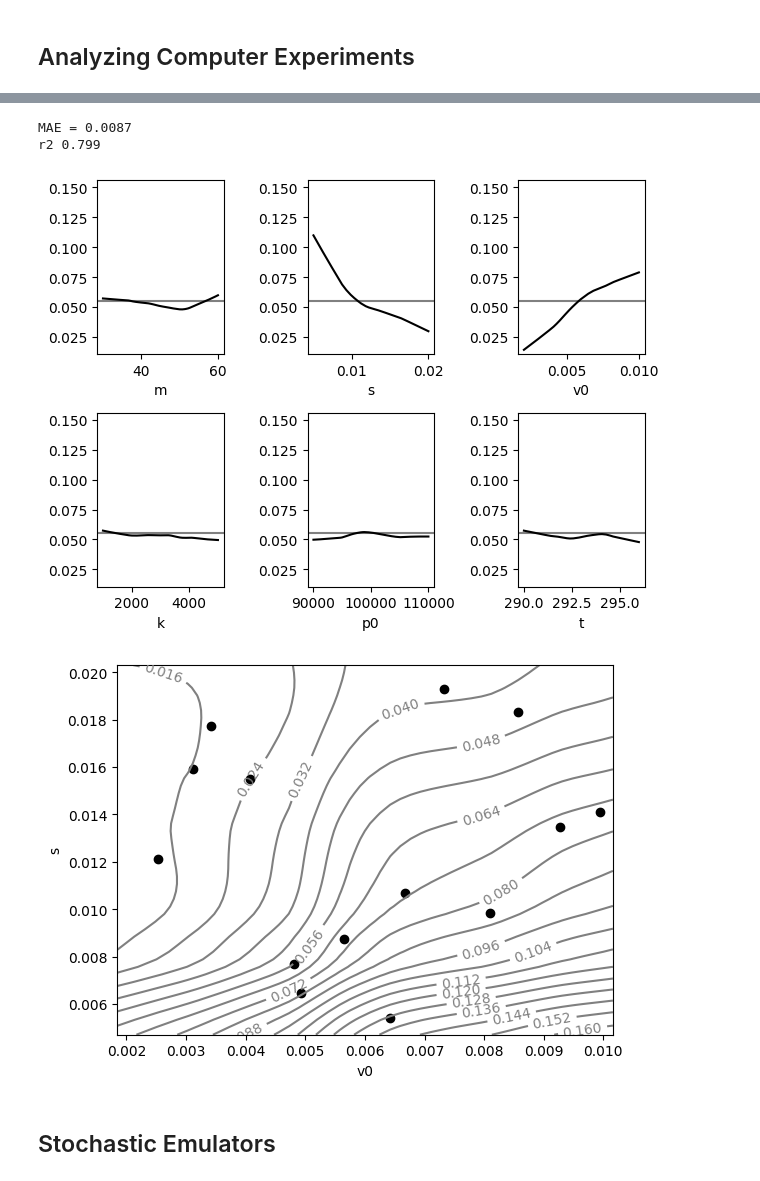
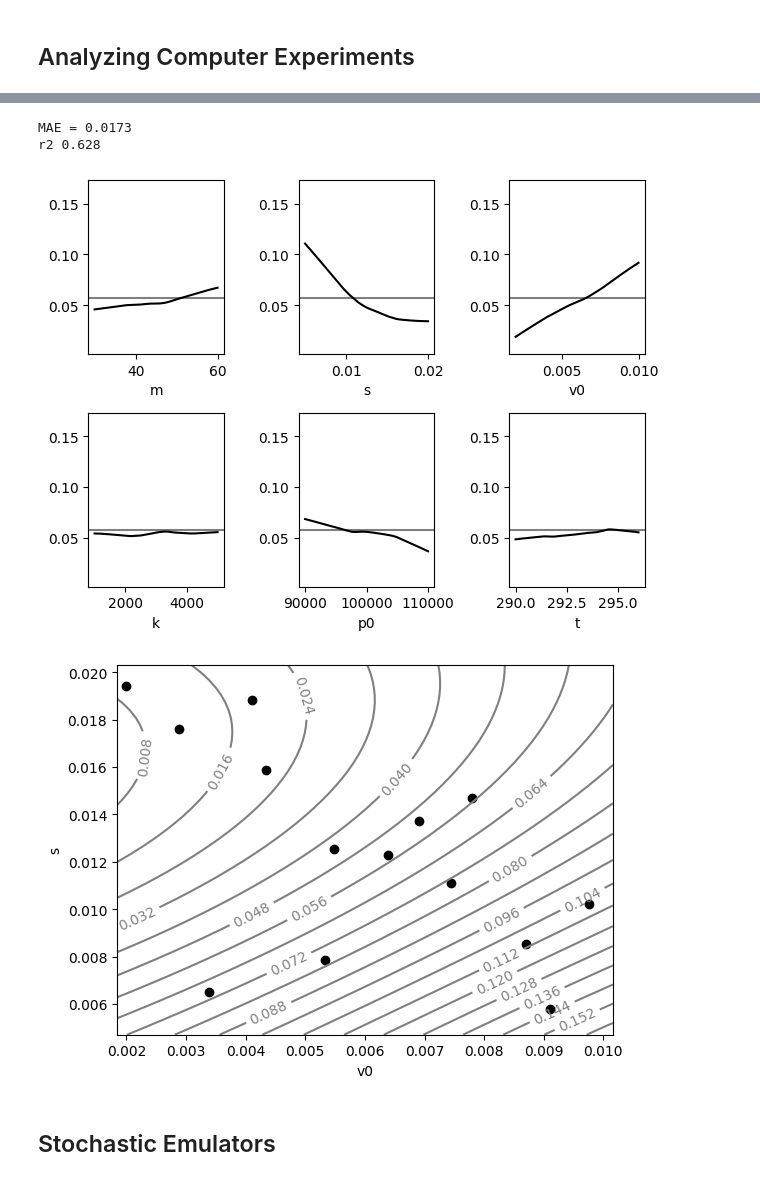
Before and after one commit to gedeck/mistat-code-solutions, a Jupyter notebook: IndustrialStatistics/notebooks/Chap007.ipynb, the cells around one changed output, grey strips where cells are left out. Cells and saved outputs as stored; diff of their text form; code cells hidden in the pictures.

```diff
--- a/IndustrialStatistics/notebooks/Chap007.ipynb
+++ b/IndustrialStatistics/notebooks/Chap007.ipynb
@@ -174,11 +176,8 @@ for idx, column in enumerate(Factors):
 # %% [markdown]
 ## Analyzing Computer Experiments
 # %%
-from pyKriging.krige import kriging
-random.seed(1)
-
+import pylibkriging as lk
 outcome = 'seconds'
 predictors = ['m', 's', 'v0', 'k', 'p0', 't', 't0']
 
-model = kriging(mean_result[predictors].values, mean_result[outcome].values)
-model.train()
+model = lk.Kriging(mean_result[outcome], mean_result[predictors], 'gauss')
@@ -222,14 +184,13 @@ plt.show()
 # %%
-def looValidation(data, seed=123):
-    random.seed(seed)
+def looValidation(data):
     jackknife  = []
     for i, row in data.iterrows():
         subset = data.drop(i)
-        model = kriging(subset[predictors].values, subset[outcome].values)
-        model.train()
+        model = lk.Kriging(subset[outcome], subset[predictors], 'gauss')
+        y_pred = model.predict([row[predictors]], True, False, False)
         jackknife.append({
             'actual': row[outcome],
-            'predicted': model.predict(row[predictors].values),
+            'predicted': y_pred[0],
         })
     return pd.DataFrame(jackknife)
 validation = looValidation(mean_result)
@@ -240,17 +209,18 @@ R2 = metrics.r2_score(validation['actual'], validation['predicted'])
 print(f'MAE = {MAE:.4f}')
 print(f'r2 {R2:.3f}', )
 # %% [output]
-MAE = 0.0087
-r2 0.799
+MAE = 0.0173
+r2 0.628
 # %%
 random.seed(1)
+
 # create a large Latin hypercube design
-Design = doe.lhs(Factors, num_samples=500)
+Design = doe.lhs(Factors, num_samples=500, random_state=1)
 
 # for each row in the design, predict the cycle time using the kriging model
 predictions = []
 for _, row in Design.iterrows():
-    predictions.append(model.predict(row[predictors].values))
+    predictions.append(model.predict([row[predictors]], True, False, False)[0])
 Design['seconds'] = predictions
 
 # determine and plot the marginal distribution using lowess regression
@@ -266,42 +236,44 @@ for ax, column in zip(chain.from_iterable(axes), predictors):
     ax.set_xlabel(column)
 plt.tight_layout()
 # %% [output]
-[figure, old version]
+[figure, new version]
 # %%
 def plotSurface(model, data, f1, f2, ncontours=20):
     def linspace(limits):
         lmin, lmax = limits
         padding = 0.02 * (lmax - lmin)
         return np.linspace(lmin-padding, lmax+padding)
     x1 = linspace(Factors[f1])
     x2 = linspace(Factors[f2])
     X1, X2 = np.meshgrid(x1, x2)
 
     grid = {f1: X1.ravel(), f2: X2.ravel()}
     for f in predictors:
         if f in (f1, f2):
             continue
         grid[f] = np.mean(Factors[f])
     df = pd.DataFrame(grid)
-    responses = np.array([model.predict(v.values) for _, v in df[predictors].iterrows()])
+    responses = np.array([
+      model.predict([v.values], True, False, False)[0]
+      for _, v in df[predictors].iterrows()])
 
     # display in factor co-ordinates
     svalues = x1
     kvalues = x2
     CS = plt.contour(svalues, kvalues,
                 responses.reshape(len(x2), len(x1)),
                 ncontours, colors='gray')
     ax = plt.gca()
     ax.clabel(CS, inline=True, fontsize=10)
     ax.set_xlabel(f1)
     ax.set_ylabel(f2)
     ax.scatter(data['v0'], data['s'], color='black')
     return ax
 
 ax = plotSurface(model, mean_result, 'v0', 's')
 plt.show()
 # %% [output]
-[figure, old version]
+[figure, new version]
 # %% [markdown]
 ## Stochastic Emulators
 # %% [markdown]
```
Also changed, not shown: parts of 8 cells of this notebook, 34 other files.
